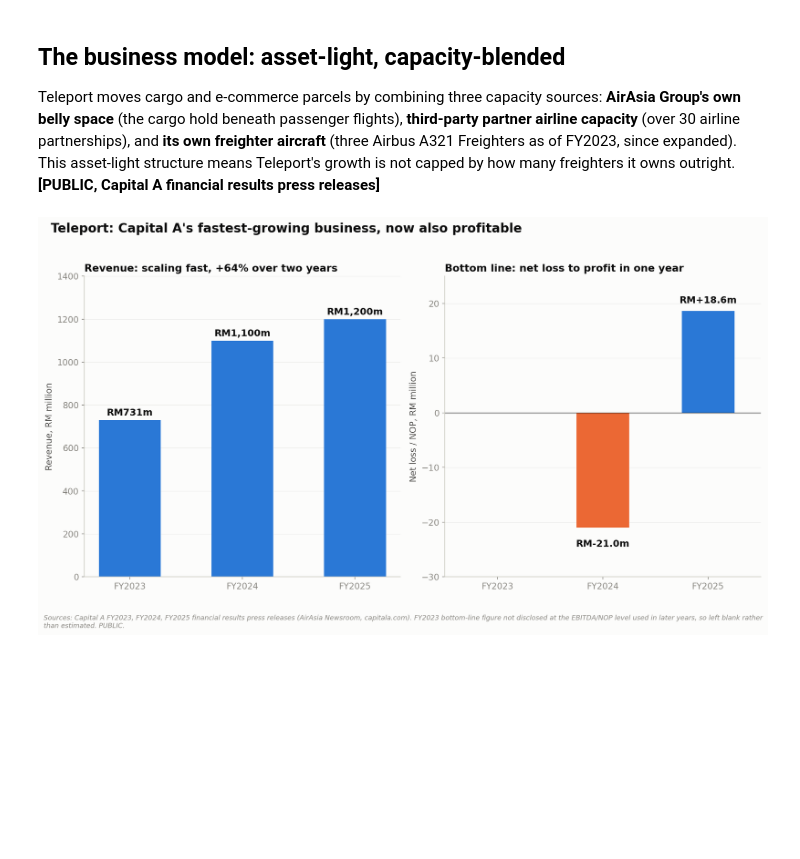
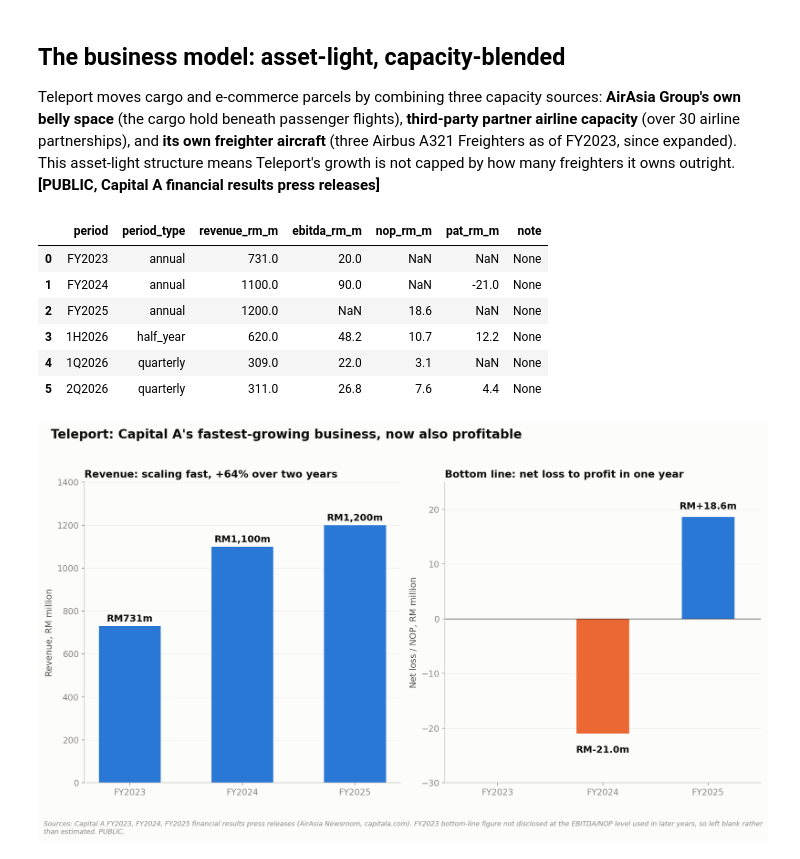
Before and after one commit to ooi-darren/airasia-capital-a, a Jupyter notebook: notebooks/08_teleport.ipynb, the cells around one changed output. Drawn from its saved outputs; the diff is of its cells as text; code cells hidden in the pictures; blank space fills up the shorter version.

```diff
--- a/notebooks/08_teleport.ipynb
+++ b/notebooks/08_teleport.ipynb
@@ -6,6 +6,26 @@
 ## The business model: asset-light, capacity-blended
 
 Teleport moves cargo and e-commerce parcels by combining three capacity sources: **AirAsia Group's own belly space** (the cargo hold beneath passenger flights), **third-party partner airline capacity** (over 30 airline partnerships), and **its own freighter aircraft** (three Airbus A321 Freighters as of FY2023, since expanded). This asset-light structure means Teleport's growth is not capped by how many freighters it owns outright. **[PUBLIC, Capital A financial results press releases]**
+# %%
+import sqlite3
+import pandas as pd
+
+conn = sqlite3.connect('../data/processed/airasia.db')
+teleport = pd.read_sql_query(
+    "SELECT period, period_type, revenue_rm_m, ebitda_rm_m, nop_rm_m, pat_rm_m, note "
+    "FROM segment_financials WHERE unit = 'Teleport' ORDER BY period_type, period",
+    conn
+)
+conn.close()
+teleport
+# %% [output]
+|  | period | period_type | revenue_rm_m | ebitda_rm_m | nop_rm_m | pat_rm_m | note |
+| 0 | FY2023 | annual | 731.0 | 20.0 | NaN | NaN | None |
+| 1 | FY2024 | annual | 1100.0 | 90.0 | NaN | -21.0 | None |
+| 2 | FY2025 | annual | 1200.0 | NaN | 18.6 | NaN | None |
+| 3 | 1H2026 | half_year | 620.0 | 48.2 | 10.7 | 12.2 | None |
+| 4 | 1Q2026 | quarterly | 309.0 | 22.0 | 3.1 | NaN | None |
+| 5 | 2Q2026 | quarterly | 311.0 | 26.8 | 7.6 | 4.4 | None |
 # %%
 from IPython.display import Image
 Image(filename='../outputs/figures/08_teleport_revenue_profit.png')
```
Also changed, not shown: 7 other files.
